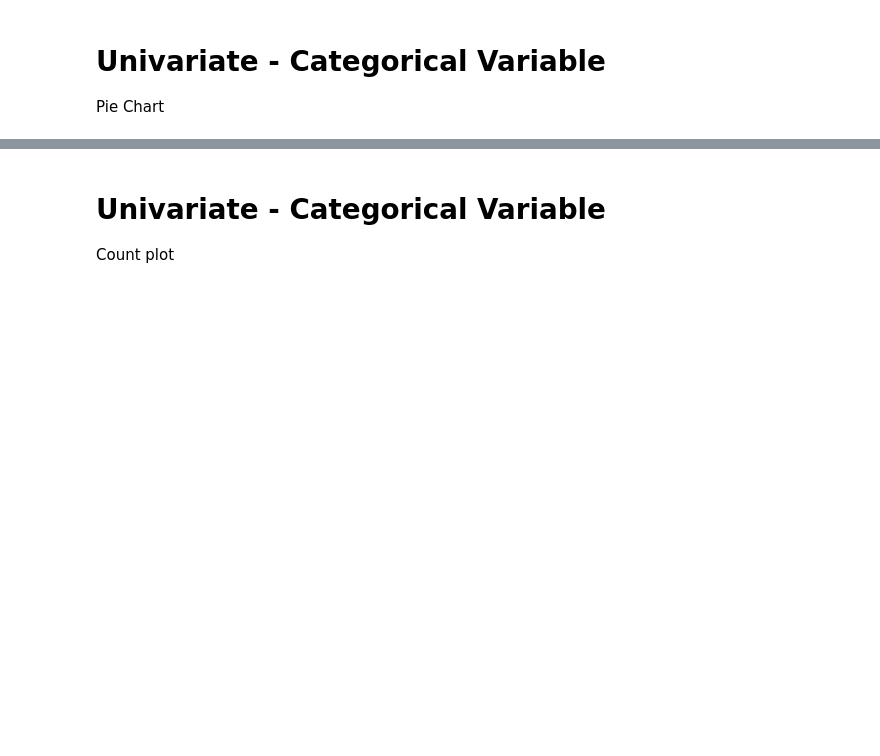
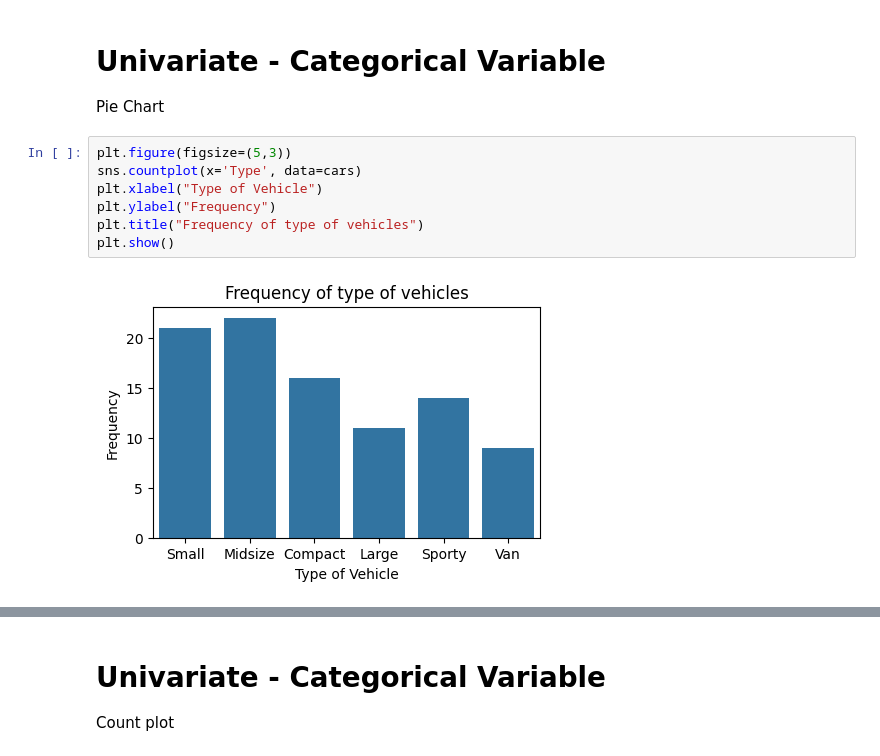
Before and after one commit to SachinGunjal001/Python-for-Machine-Learning, a Jupyter notebook: Visuals_Sns_Plt_plotly.ipynb, the cells around one changed output, grey strips where cells are left out. Cells and saved outputs as stored; diff of their text form; blank space fills up the shorter version.

```diff
--- a/Visuals_Sns_Plt_plotly.ipynb
+++ b/Visuals_Sns_Plt_plotly.ipynb
@@ -258,3 +270,12 @@ Bar Chart
 # %% [markdown]
 # Univariate - Categorical Variable
 Pie Chart
+# %%
+plt.figure(figsize=(5,3))
+sns.countplot(x='Type', data=cars)
+plt.xlabel("Type of Vehicle")
+plt.ylabel("Frequency")
+plt.title("Frequency of type of vehicles")
+plt.show()
+# %% [output]
+[figure, added]
```
Also changed, not shown: parts of 12 cells of this notebook.
